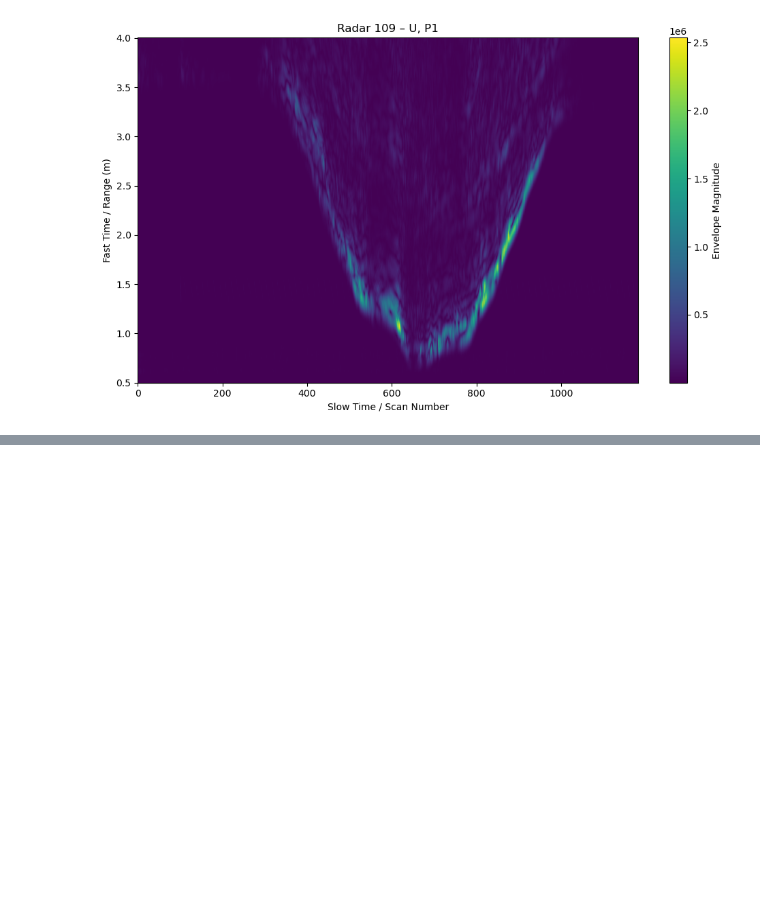
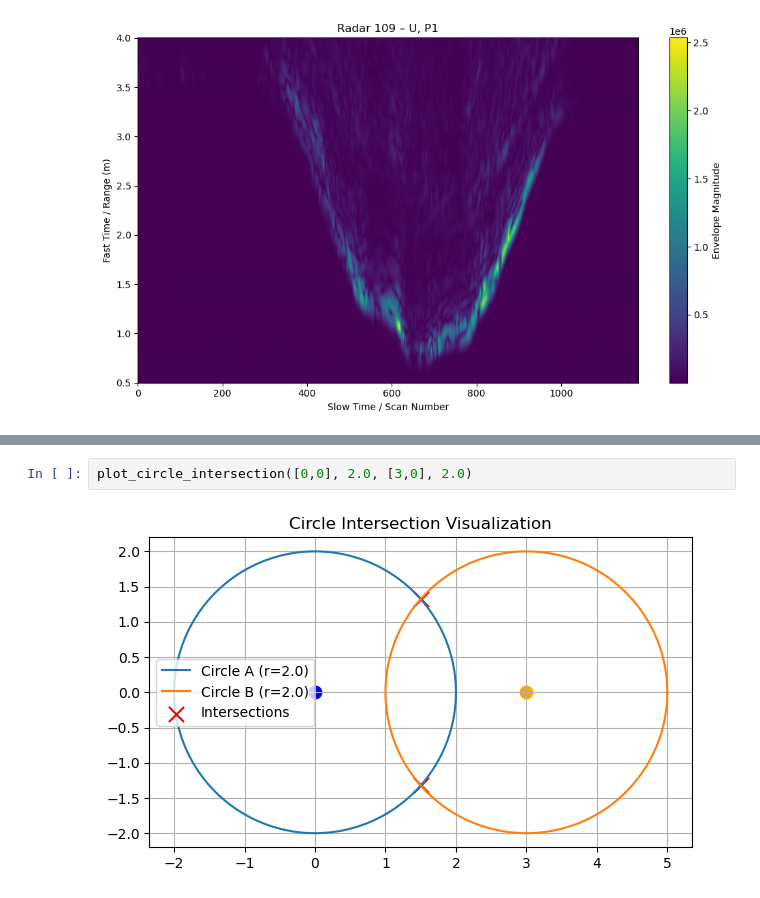
Before and after one commit to ConanMinihan/RadarLocalizationPipeline, a Jupyter notebook: RadarTriangulation.ipynb, the cells around one changed output, grey strips where cells are left out. Cells and saved outputs as stored; diff of their text form; blank space fills up the shorter version.

Commit message:
All plots, fixing

```diff
--- a/RadarTriangulation.ipynb
+++ b/RadarTriangulation.ipynb
@@ -240,0 +415,4 @@ NameError: name 'env108' is not defined
+# %%
+plot_circle_intersection([0,0], 2.0, [3,0], 2.0)
+# %% [output]
+[figure, added]
```
Also changed, not shown: parts of 30 cells of this notebook, 10 other files.
